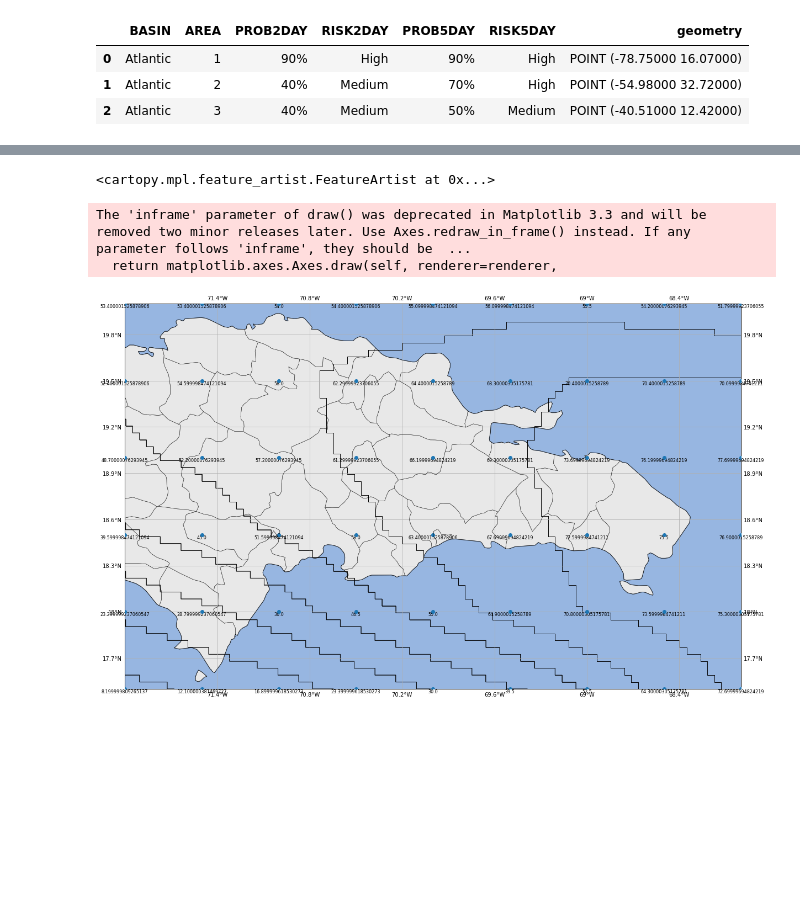
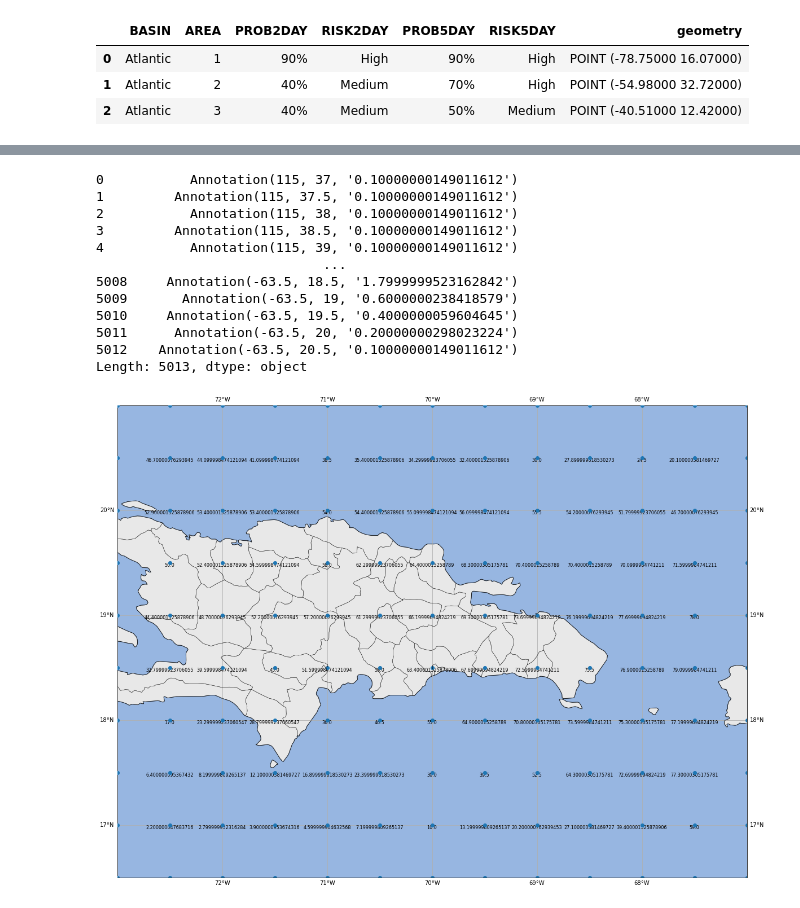
Before and after one commit to jmedinah09/UnidataProjects, a Jupyter notebook: tropical_cyclone_plot_project/Tropical_Cyclone_Plot_Project.ipynb, the cells around one changed output, grey strips where cells are left out. Drawn from its saved outputs; the diff is of its cells as text; code cells hidden in the pictures; blank space fills up the shorter version.

```diff
--- a/tropical_cyclone_plot_project/Tropical_Cyclone_Plot_Project.ipynb
+++ b/tropical_cyclone_plot_project/Tropical_Cyclone_Plot_Project.ipynb
@@ -523,38 +519,47 @@ ax.add_geometries(wsp_34_gdf['geometry'], crs=data_crs, facecolor='none',
 fig = plt.figure(figsize=(20, 20))
 ax  = plt.subplot(1, 1, 1, projection = map_crs)
 
 ax.set_extent([-100, -50, 10, 40])
-ax.set_extent([-72, -68, 17.5, 20])
+ax.set_extent([-73, -67, 16.5, 21])
 ax.add_feature(cfeat.OCEAN.with_scale('10m'))
 
 grid_lines = ax.gridlines(draw_labels=True)
 grid_lines.xformatter = LONGITUDE_FORMATTER
 grid_lines.yformatter = LATITUDE_FORMATTER
 
 # ax.add_geometries(ocean_gdf['geometry'], crs=data_crs, facecolor='lightblue',
 #                  edgecolor='none')
 ax.add_geometries(land_gdf['geometry'], crs=data_crs, facecolor='lightgray',
                  edgecolor='none', alpha = 0.5, zorder = -1)
 ax.add_geometries(states_provinces_gdf['geometry'], crs=data_crs, facecolor='none',
                  edgecolor='black', linewidth=0.5, alpha=0.7, zorder = 10)
 ax.add_geometries(coastline_gdf['geometry'], crs=data_crs, facecolor='none',
                  edgecolor='black', linewidth=1, alpha=0.7)
 
 wsp_34_points_gdf = geopandas.read_file('laura_shape_files/2020082212_wsp_120hr/2020082212_wsp34knt120hr_halfDeg.shp')
 wsp_34_points_gdf["PWIND120"] = pandas.to_numeric(wsp_34_points_gdf["PWIND120"], downcast="float")
 wsp_34_points_gdf = wsp_34_points_gdf[wsp_34_points_gdf['PWIND120'] > 0]
 
 ax.scatter(wsp_34_points_gdf['geometry'].x, wsp_34_points_gdf['geometry'].y,
                   transform=data_crs,  zorder=10)
 
 wsp_34_points_gdf.apply(lambda x: ax.annotate(text=x.PWIND120, xy=(x.geometry.x, x.geometry.y),
                                                 fontsize = 8, ha='center', weight = 'normal',
                                                 va = 'top'), axis=1)
-ax.add_geometries(wsp_34_gdf['geometry'], crs=data_crs, facecolor='none',
-                 edgecolor='black', alpha=0.8)
+# ax.add_geometries(wsp_34_gdf['geometry'], crs=data_crs, facecolor='none',
+#                  edgecolor='black', alpha=0.8)
 # %% [output]
-<cartopy.mpl.feature_artist.FeatureArtist at 0x...>
+0           Annotation(115, 37, '0.10000000149011612')
+1         Annotation(115, 37.5, '0.10000000149011612')
+2           Annotation(115, 38, '0.10000000149011612')
+3         Annotation(115, 38.5, '0.10000000149011612')
+4           Annotation(115, 39, '0.10000000149011612')
+                             ...
+5008     Annotation(-63.5, 18.5, '1.7999999523162842')
+5009       Annotation(-63.5, 19, '0.6000000238418579')
+5010     Annotation(-63.5, 19.5, '0.4000000059604645')
+5011      Annotation(-63.5, 20, '0.20000000298023224')
+5012    Annotation(-63.5, 20.5, '0.10000000149011612')
+Length: 5013, dtype: object
-The 'inframe' parameter of draw() was deprecated in Matplotlib 3.3 and will be removed two minor releases later. Use Axes.redraw_in_frame() instead. If any parameter follows 'inframe', they should be  ...
-  return matplotlib.axes.Axes.draw(self, renderer=renderer,
-[figure, old version]
+[figure, new version]
 # %%
```
Also changed, not shown: parts of 15 cells of this notebook, 1 other file.
